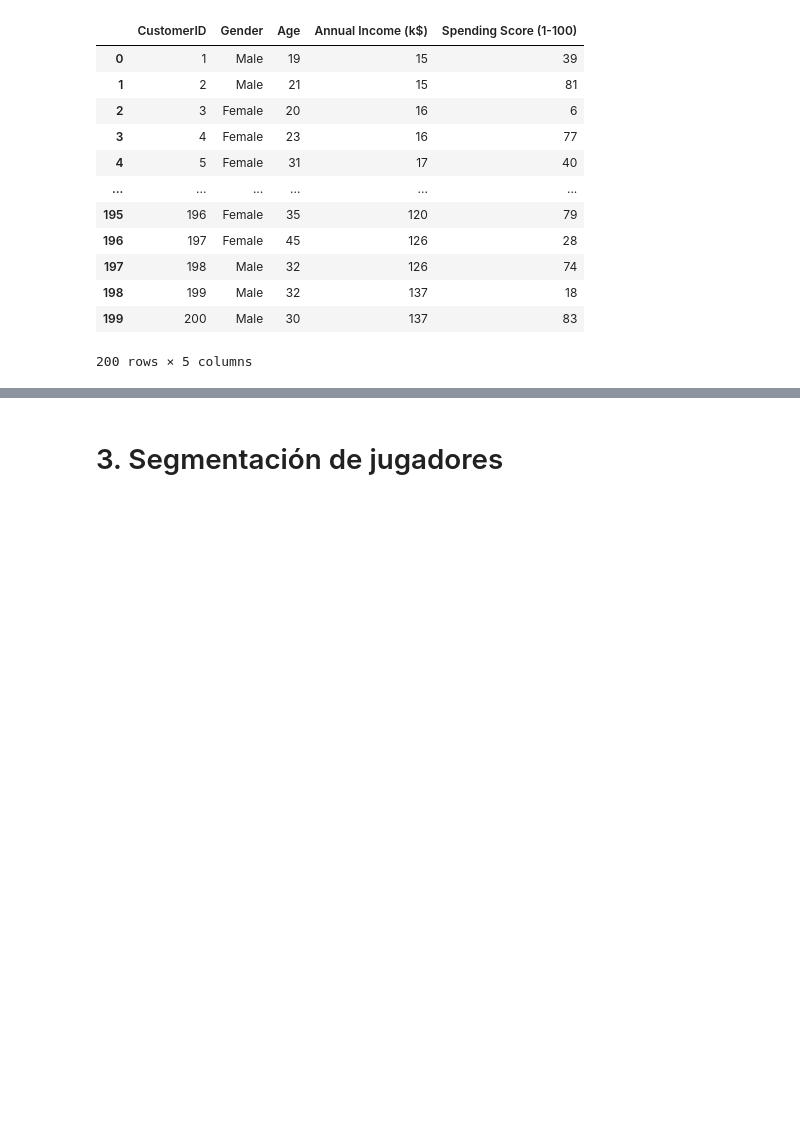
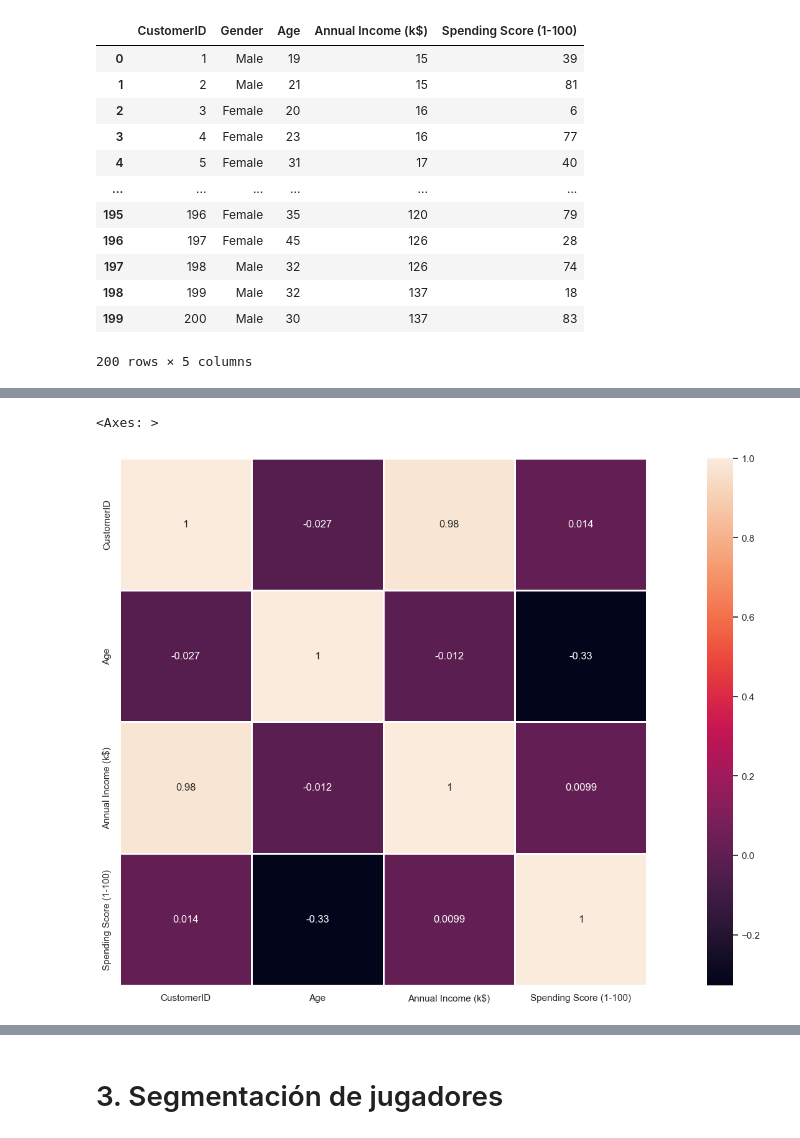
Before and after one commit to aitorTD/sist_aprendizaje_aut, a Jupyter notebook: aprendizaje_no_supervisado.ipynb, the cells around one changed output, grey strips where cells are left out. Saved outputs shown, nothing was run; the diff lists cells and outputs as text; code cells hidden in the pictures; blank space fills up the shorter version.

```diff
--- a/aprendizaje_no_supervisado.ipynb
+++ b/aprendizaje_no_supervisado.ipynb
@@ -35,0 +67,7 @@ clientes
+# %%
+sns.set()
+fig, ax = plt.subplots(figsize=(25,11))
+sns.heatmap(clientes.corr(), square=True, annot=True, linewidths=2)
+# %% [output]
+<Axes: >
+[figure, added]
```
Also changed, not shown: parts of 28 cells of this notebook, 1 other file.
